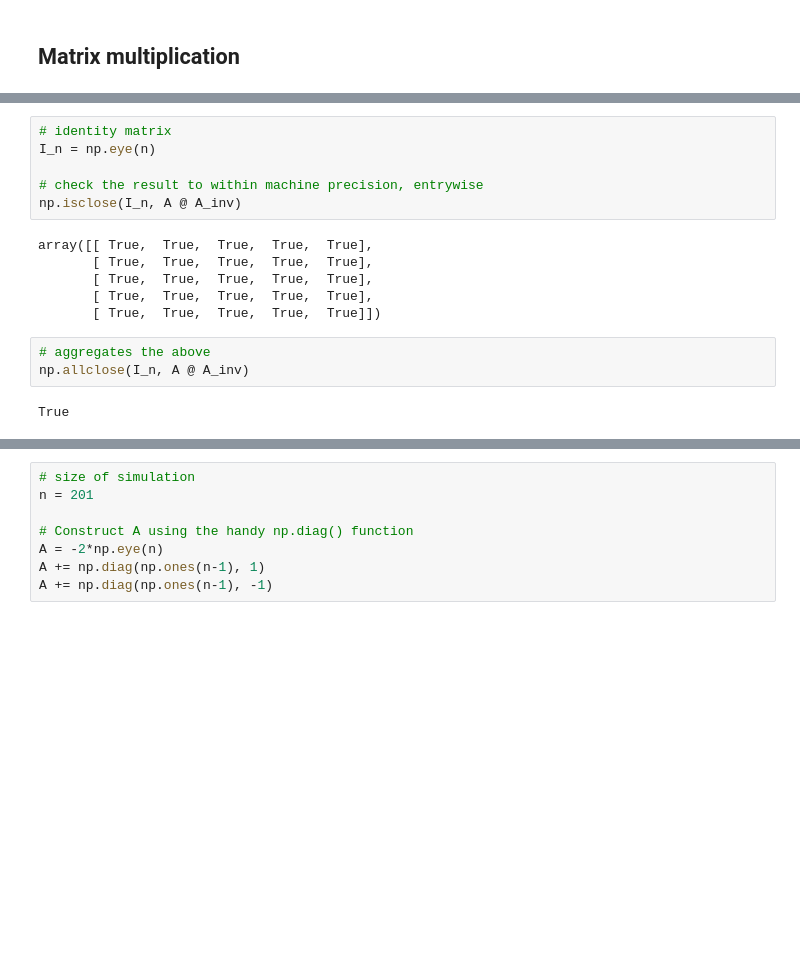
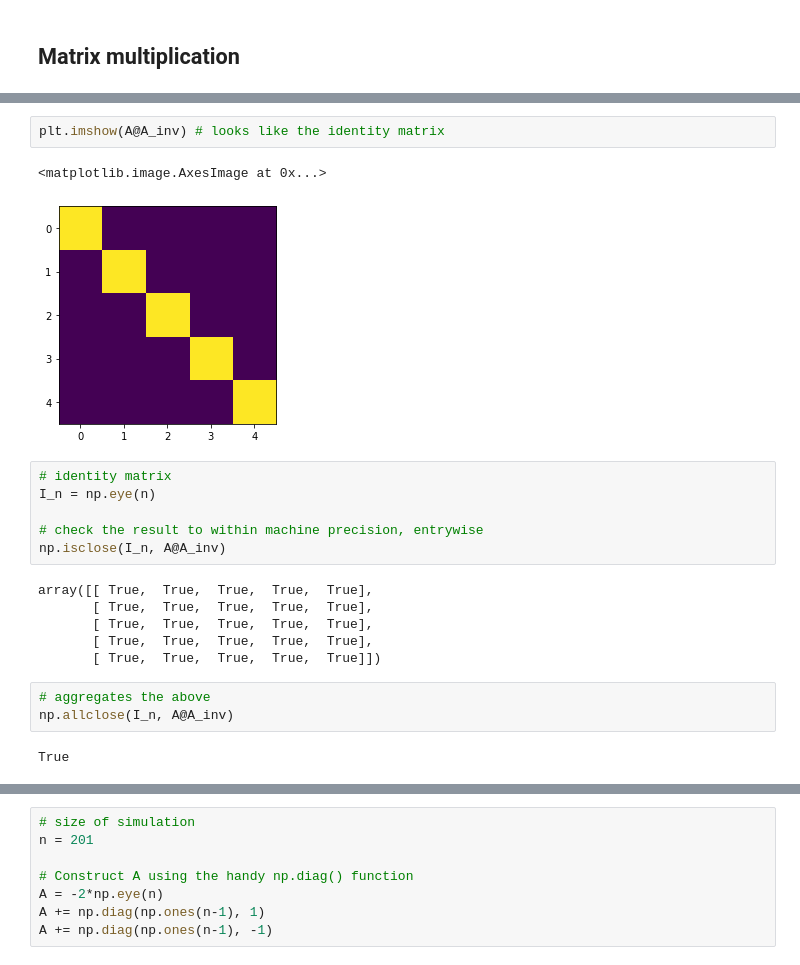
Before and after one commit to PhilChodrow/PIC16B, a Jupyter notebook: lectures/math/linear-algebra.ipynb, the cells around one changed output, grey strips where cells are left out. Cells and saved outputs as stored; diff of their text form; blank space fills up the shorter version.

```diff
--- a/lectures/numpy/linear-algebra.ipynb
+++ b/lectures/math/linear-algebra.ipynb
@@ -105,10 +125,15 @@ array([[ 1.00000000e+00,  2.77555756e-17,  1.11022302e-16,
         -1.11022302e-16,  1.00000000e+00]])
+# %%
+plt.imshow(A@A_inv) # looks like the identity matrix
+# %% [output]
+<matplotlib.image.AxesImage at 0x...>
+[figure, added]
 # %%
 # identity matrix
 I_n = np.eye(n)
 
 # check the result to within machine precision, entrywise
-np.isclose(I_n, A @ A_inv)
+np.isclose(I_n, A@A_inv)
 # %% [output]
 array([[ True,  True,  True,  True,  True],
        [ True,  True,  True,  True,  True],
@@ -117,7 +142,7 @@ array([[ True,  True,  True,  True,  True],
        [ True,  True,  True,  True,  True]])
 # %%
 # aggregates the above
-np.allclose(I_n, A @ A_inv)
+np.allclose(I_n, A@A_inv)
 # %% [output]
 True
 # %% [markdown]
```
Also changed, not shown: parts of 34 cells of this notebook.
